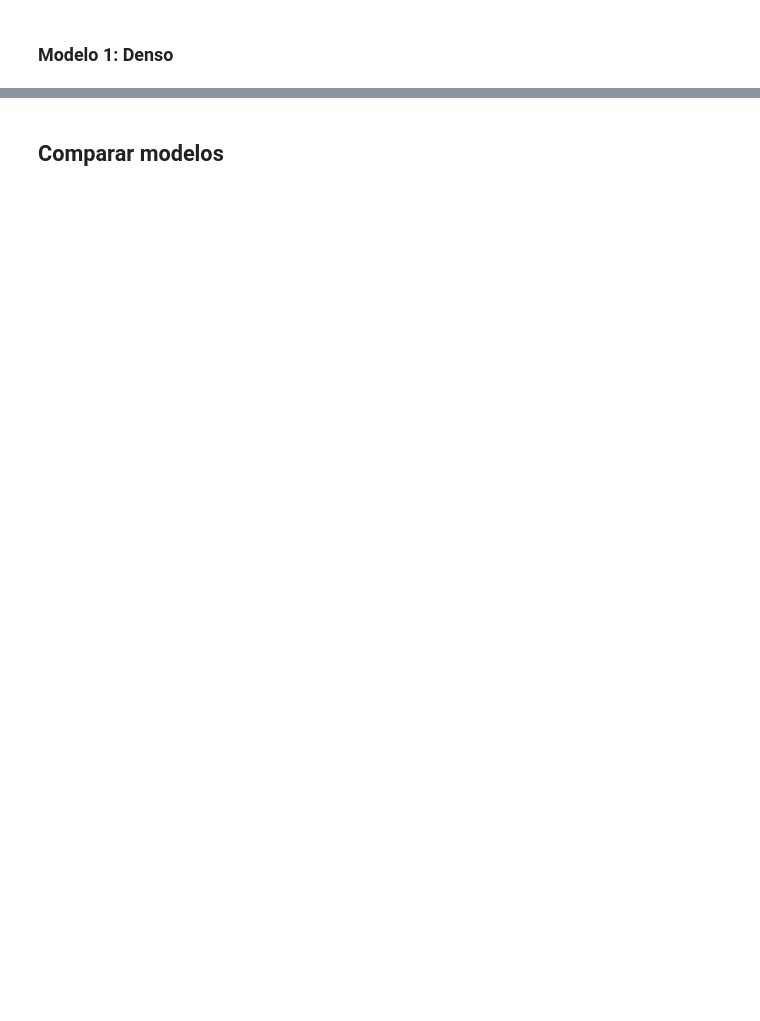
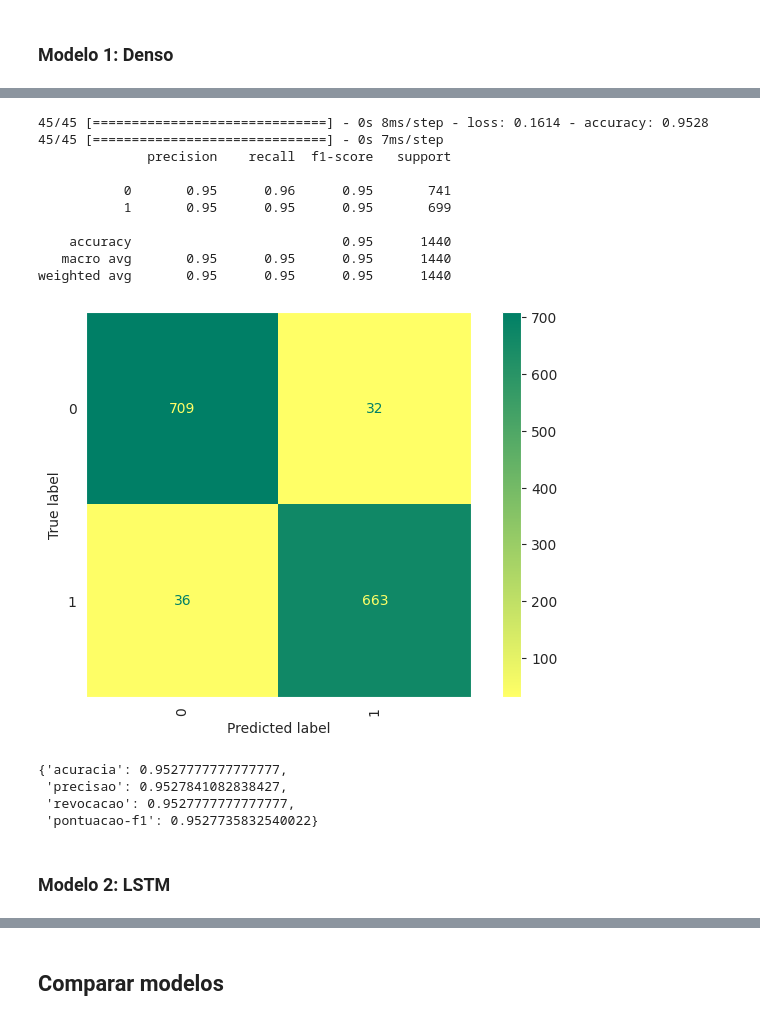
Before and after one commit to flohmannjr/TCC530, a Jupyter notebook: TCC530_Modelos.ipynb, the cells around one changed output, grey strips where cells are left out. Saved outputs shown, nothing was run; the diff lists cells and outputs as text; code cells hidden in the pictures; blank space fills up the shorter version.

```diff
--- a/TCC530_Modelos.ipynb
+++ b/TCC530_Modelos.ipynb
@@ -301,0 +319,23 @@ Epoch 5/5
+# %%
+dados_modelo(modelo_numero)
+# %% [output]
+45/45 [==============================] - 0s 8ms/step - loss: 0.1614 - accuracy: 0.9528
+45/45 [==============================] - 0s 7ms/step
+              precision    recall  f1-score   support
+
+           0       0.95      0.96      0.95       741
+           1       0.95      0.95      0.95       699
+
+    accuracy                           0.95      1440
+   macro avg       0.95      0.95      0.95      1440
+weighted avg       0.95      0.95      0.95      1440
+[figure, added]
+# %%
+relatorios[modelo_numero]
+# %% [output]
+{'acuracia': 0.9527777777777777,
+ 'precisao': 0.9527841082838427,
+ 'revocacao': 0.9527777777777777,
+ 'pontuacao-f1': 0.9527735832540022}
+# %% [markdown]
+### Modelo 2: LSTM
```
Also changed, not shown: parts of 33 cells of this notebook.
